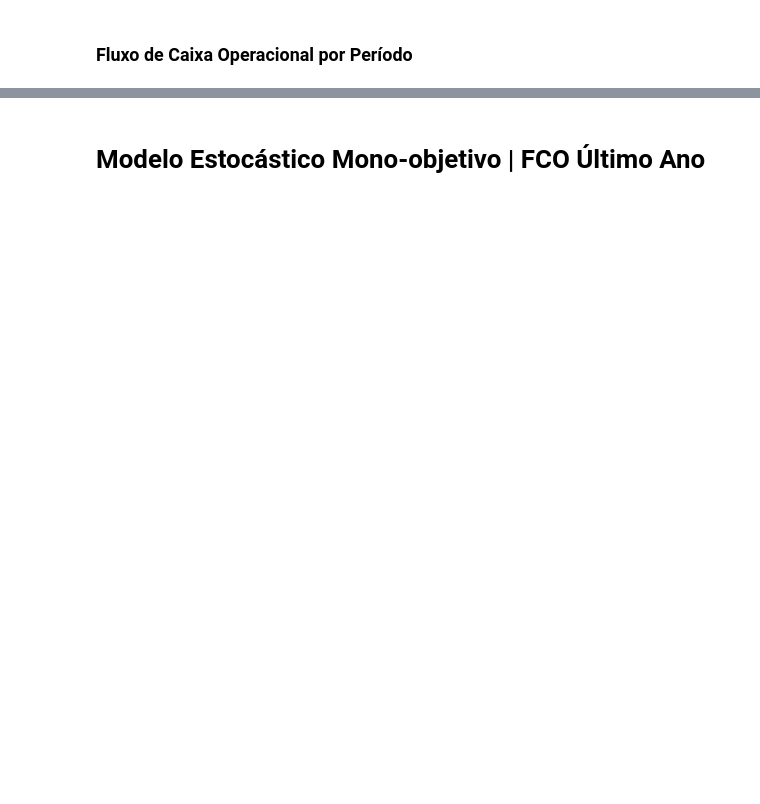
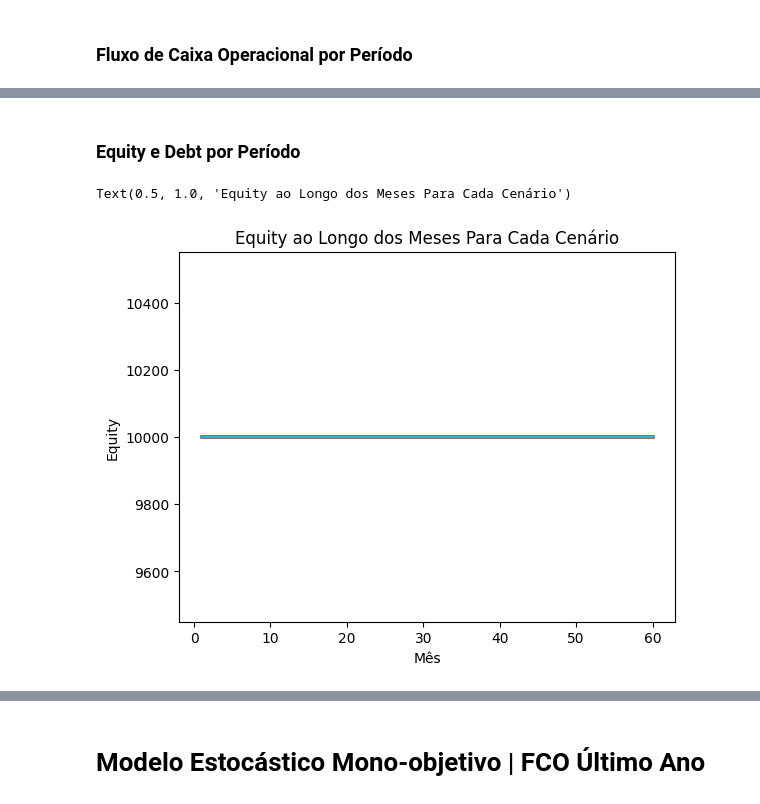
Before and after one commit to rikMath/valuation-optimization, a Jupyter notebook: otimizacao-multiobjetivo-refrigerante-otimiza-marketing-com-emprestimo.ipynb, the cells around one changed output, grey strips where cells are left out. Cells and saved outputs as stored; diff of their text form; code cells hidden in the pictures; blank space fills up the shorter version.

```diff
--- a/otimizacao-multiobjetivo-refrigerante-otimiza-marketing-com-emprestimo.ipynb
+++ b/otimizacao-multiobjetivo-refrigerante-otimiza-marketing-com-emprestimo.ipynb
@@ -682,7 +682,7 @@ from statsmodels.tsa.regime_switching import markov_regression as mr
 # ------------------------------------------------------------
 K = 3                       # nº de regimes
 DEFAULT_T = 60              # horizonte (meses) se T não existir no ambiente
-NUM_SCENARIOS = 500         # nº de cenários a simular
+NUM_SCENARIOS = S         # nº de cenários a simular
 
 # Se T não estiver definido no ambiente, use DEFAULT_T
 try:
@@ -893,7 +893,7 @@ def extract_moments_and_covariance(data):
     return mu, sigma, skewness, kurtosis_vals, covariance
 
 # Parâmetros dos cenários
-scenarios = 500  # Número de cenários
+scenarios = S  # Número de cenários
 initial_variable_costs = 0.35
 dolar_affect_parameter = 0.5
 if GENERATE_NEW_SCENARIOS:
@@ -1340,0 +1362,12 @@ plt.show()
+# %% [markdown]
+### Equity e Debt por Período
+# %%
+for i in range(1, scenarios+1):
+    plt.plot(range(1, T+1), [model.E[i, t].value for t in range(1, T+1)], label=f'Cenário {i}')
+
+plt.xlabel('Mês')
+plt.ylabel('Equity')
+plt.title('Equity ao Longo dos Meses Para Cada Cenário')
+# %% [output]
+Text(0.5, 1.0, 'Equity ao Longo dos Meses Para Cada Cenário')
+[figure, added]
```
Also changed, not shown: parts of 40 cells of this notebook, 3 other files.
